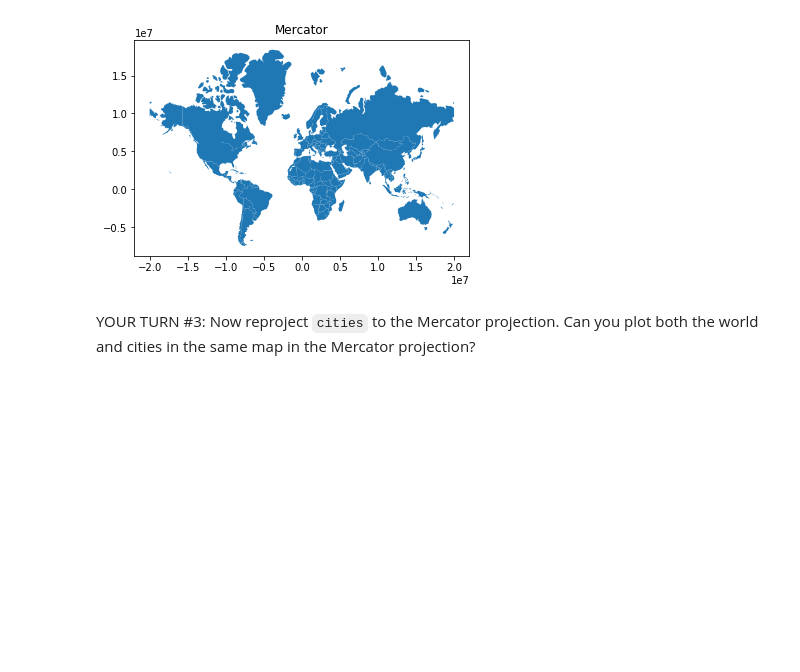
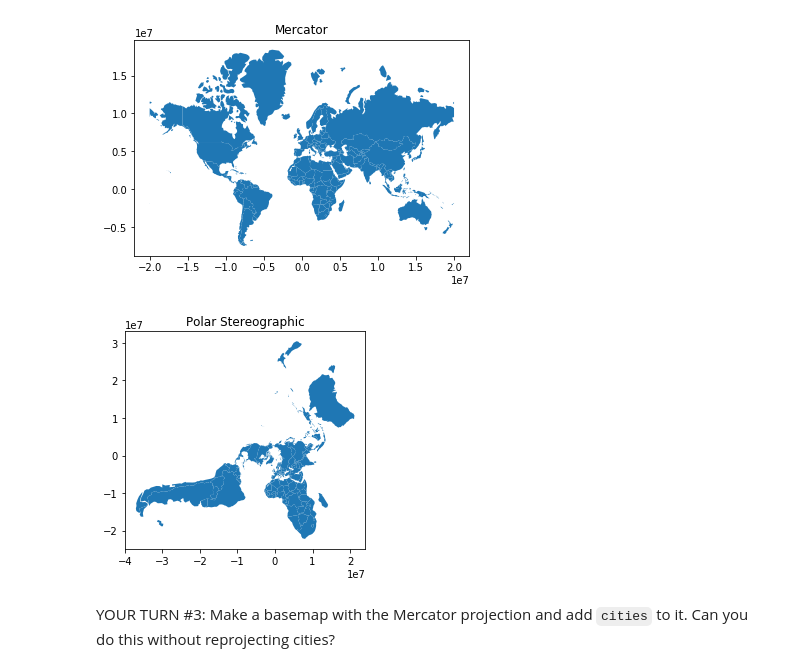
Before and after one commit to christyheaton/Maptime_20180411, a Jupyter notebook: Notebook/01_Geopandas_Intro_Maptime_20180411.ipynb, the cells around one changed output. Cells and saved outputs as stored; diff of their text form; code cells hidden in the pictures; blank space fills up the shorter version.

```diff
--- a/Notebook/01_Geopandas_Intro_Maptime_20180411.ipynb
+++ b/Notebook/01_Geopandas_Intro_Maptime_20180411.ipynb
@@ -251,7 +259,15 @@ ax = world.plot()
 ax.set_title("Mercator");
 # %% [output]
 [figure]
-# %% [markdown]
-YOUR TURN #3: Now reproject `cities` to the Mercator projection. Can you plot both the world and cities in the same map in the Mercator projection?
+# %%
+#Set the projection to be the same as another dataset
+world = world[(world.name != "Antarctica") & (world.name != "Fr. S. Antarctic Lands")]
+world = world.to_crs(epsg=3995)
+ax = world.plot()
+ax.set_title("Polar Stereographic");
+# %% [output]
+[figure, added]
+# %% [markdown]
+YOUR TURN #3: Make a basemap with the Mercator projection and add `cities` to it. Can you do this without reprojecting cities?
 # %%
 # Your code here
```
Also changed, not shown: parts of 2 cells of this notebook, 1 other file.
